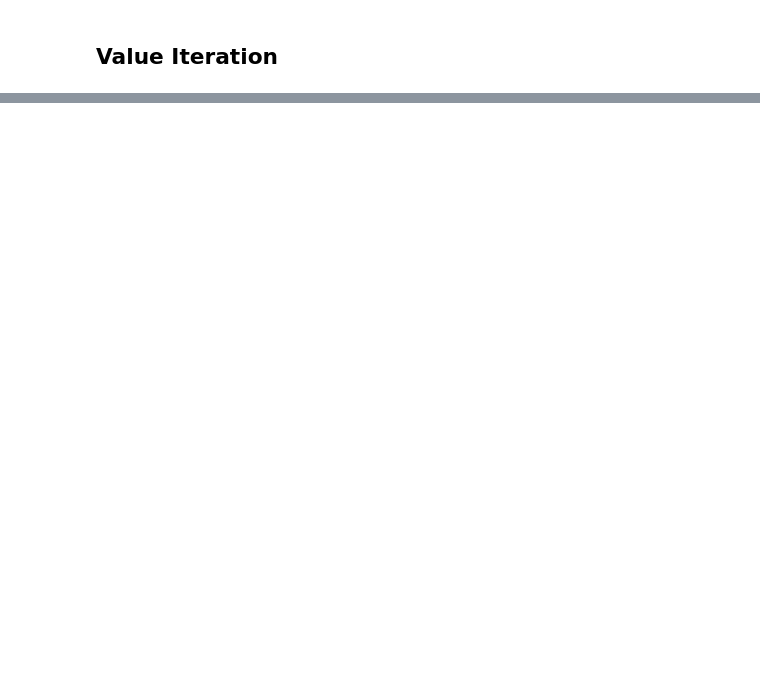
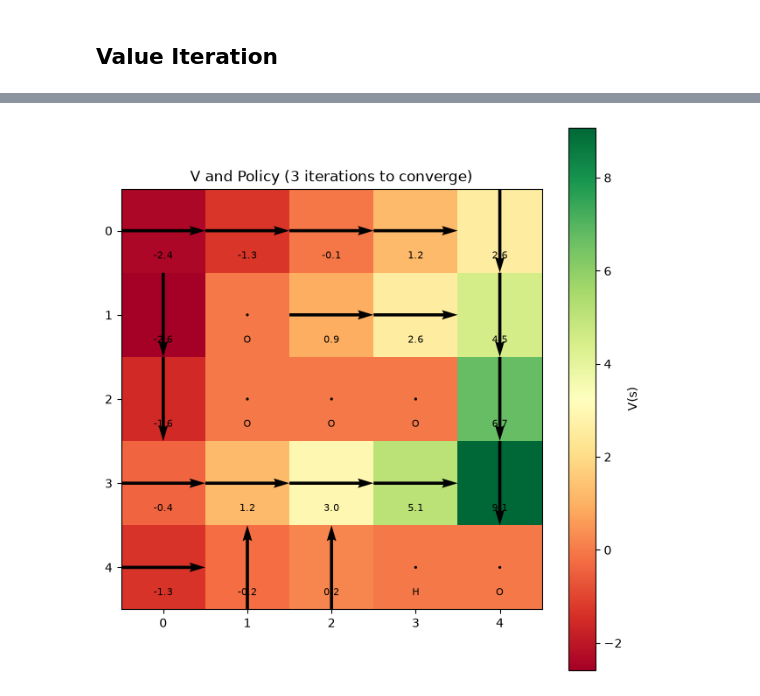
Before and after one commit to jp-mouraa/markov-decision-process, a Jupyter notebook: notebooks/single-agent/MDP.ipynb, the cells around one changed output, grey strips where cells are left out. Cells and saved outputs as stored; diff of their text form; code cells hidden in the pictures; blank space fills up the shorter version.

```diff
--- a/notebooks/single-agent/MDP.ipynb
+++ b/notebooks/single-agent/MDP.ipynb
@@ -242,0 +248,93 @@ plt.show()
+# %%
+def policy_evaluation(mdp, policy, theta=1e-4):
+    S, A, T, R, gamma = mdp["S"], mdp["A"], mdp["T"], mdp["R"], mdp["gamma"]
+    terminais = {"Objective", "Hole", "Obstacle"}
+    deltas = []
+
+    V = {}
+    for s in S:
+        V[s] = 0.0
+
+    while True:
+        delta = 0.0
+        V_ = V.copy()
+
+        for s in S:
+            if S[s] in terminais:
+                V_[s] = 0.0
+                continue
+
+            a = policy[s] # action already defined by policy, without max
+            V_[s] = sum(prob * (R[s2] + gamma * V[s2]) for s2, prob in T[s][a].items())
+            delta = max(delta, abs(V_[s] - V[s]))
+
+        V = V_
+        deltas.append(delta)
+
+        if delta <= theta:
+            break
+
+    return V, deltas
+
+
+def policy_improvement(mdp, V):
+    # the same policy_extraction from value iteration
+    S, A, T, R, gamma = mdp["S"], mdp["A"], mdp["T"], mdp["R"], mdp["gamma"]
+    terminais = {"Objective", "Hole", "Obstacle"}
+    policy = {}
+
+    for s in S:
+        if S[s] in terminais:
+            policy[s] = None
+            continue
+
+        best_action, best_value = None, -float("inf")
+        for a in A:
+            total = sum(prob * (R[s2] + gamma * V[s2]) for s2, prob in T[s][a].items())
+
+            if total > best_value:
+                best_value, best_action = total, a
+
+        policy[s] = best_action
+
+    return policy
+
+
+def policy_iteration(mdp, theta=1e-4):
+    S, A = mdp["S"], mdp["A"]
+    terminais = {"Objective", "Hole", "Obstacle"}
+
+    # política inicial arbitrária: primeira ação disponível pra cada estado não-terminal
+    # random action
+    policy = {}
+    first_action = random.choice(list(mdp["A"].keys())) # next(iter(A))
+    for s in S:
+        if S[s] in terminais:
+            policy[s] = None
+        else:
+            policy[s] = first_action
+
+    n_iteracoes = 0
+    while True:
+        V, _ = policy_evaluation(mdp, policy, theta=theta)
+        new_policy = policy_improvement(mdp, V)
+        n_iteracoes += 1
+
+        if new_policy == policy:  # política parou de mudar -> convergiu
+            break
+
+        policy = new_policy
+
+    return V, policy, n_iteracoes
+
+
+V, policy, n_iteracoes = policy_iteration(mdp)
+print("V:", V)
+print("Number of iterations to converge", n_iteracoes)
+print("Policy:", policy)
+
+
+fig = plot_value_and_policy(V, policy, world, set_of_states, plot_size=1.3,
+                            titulo=f"V and Policy ({n_iteracoes} iterations to converge)")
+plt.show()
+# %% [output]
@@ -242,0 +344 @@ plt.show()
+[figure, added]
```
Also changed, not shown: parts of 7 cells of this notebook.
